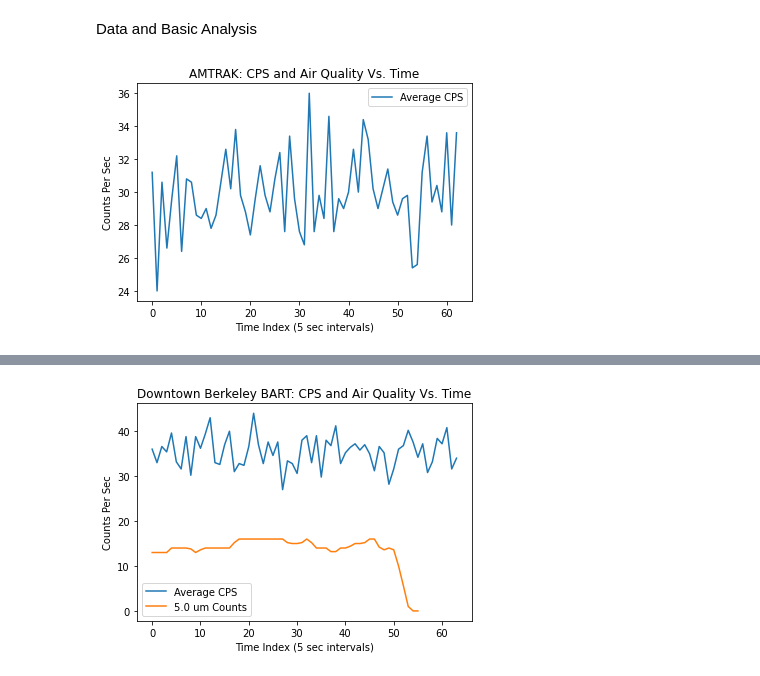
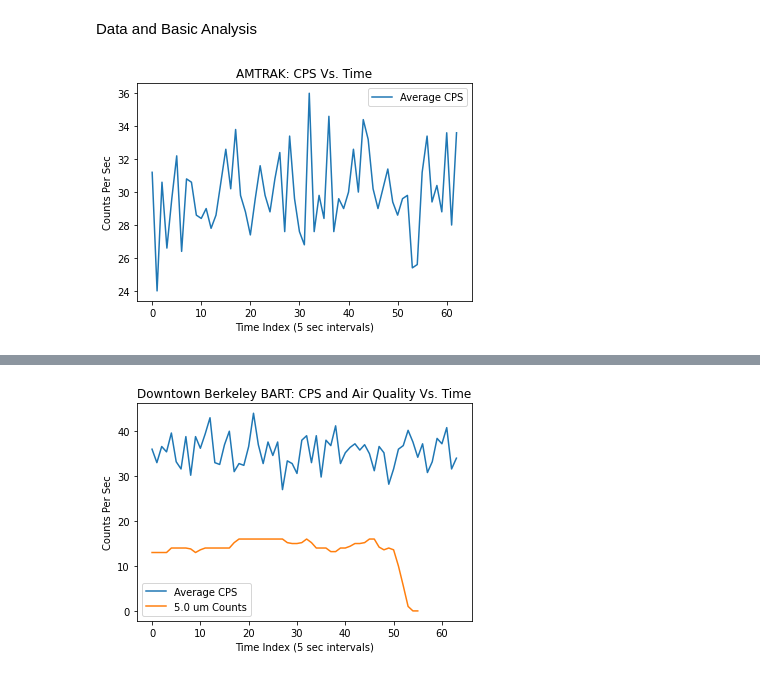
Before and after one commit to Gamecrasher-rgb/E11-LabWork, a Jupyter notebook: FinalProject/E11-Final Project Analysis.ipynb, the cells around one changed output, grey strips where cells are left out. Drawn from its saved outputs; the diff is of its cells as text; code cells hidden in the pictures.

```diff
--- a/FinalProject/E11-Final Project Analysis.ipynb
+++ b/FinalProject/E11-Final Project Analysis.ipynb
@@ -36,12 +37,13 @@ SUDAVENT_AQ = pd.read_csv('SUDAVENT_AQ.csv')
 # %%
 plt.plot(AMTRAK_RAD["Average CPS"], label = "Average CPS")
 plt.ylabel('Counts Per Sec')
 plt.xlabel('Time Index (5 sec intervals)')
-plt.title("AMTRAK: CPS and Air Quality Vs. Time")
+plt.title("AMTRAK: CPS Vs. Time")
 plt.legend()
+plt.savefig('AMTRAK_CPS_AIR.png',dpi=300)
 plt.show()
 # %% [output]
-[figure, old version]
+[figure, new version]
 # %%
 AMTRAK_mean_cps = np.mean(AMTRAK_RAD["Average CPS"])
 AMTRAK_mean_unc = np.sqrt (AMTRAK_mean_cps)
```
Also changed, not shown: parts of 71 cells of this notebook.
